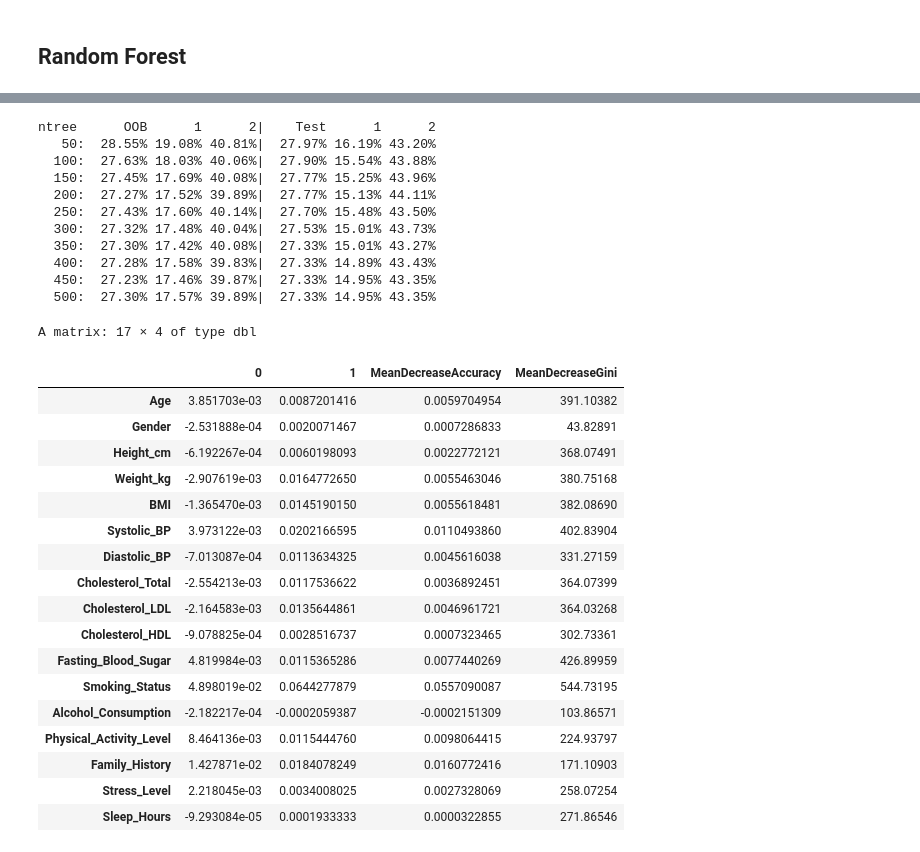
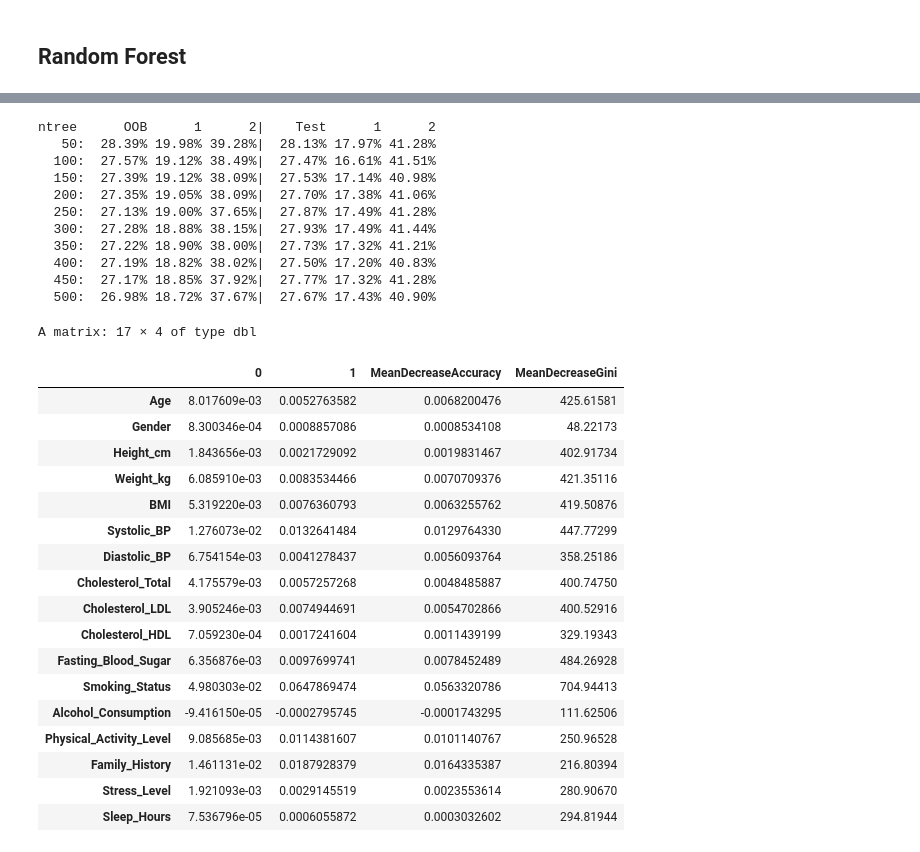
Before and after one commit to HOANG-Anh2004/projet_ML_4A_GMM_INSA, a Jupyter notebook: Modelisation_R.ipynb, the cells around one changed output, grey strips where cells are left out. Drawn from its saved outputs; the diff is of its cells as text; code cells hidden in the pictures.

```diff
--- a/Modelisation_R.ipynb
+++ b/Modelisation_R.ipynb
@@ -784,18 +878,16 @@ train_ctrl <- trainControl(
 )
 # %%
 levels(train_scaledH$Heart_Disease_Risk) <- c("NoRisk", "Risk")
-weight_ratios <- c(1, 2, 3,4,5)
+weight_ratios <- c(1, 1.5, 2, 3,4,5)
 results_df <- data.frame()
 set.seed(123)
 for(w in weight_ratios){
-  model <- train(Heart_Disease_Risk ~ ., data = train_scaledH,
+    model <- train(Heart_Disease_Risk ~ ., data = train_scaledH,
                  method = "svmLinear3",
                  metric = "Fbeta",
                  trControl = train_ctrl,
                  tuneGrid = expand.grid(cost = c(1, 1.5, 2, 2.5, 3, 3.5), Loss = "L2_primal"),
                  wi = c("NoRisk" = 1, "Risk" = w))
-  res <- model$results
-  res$weight_ratio <- w
-  results_df <- rbind(results_df, res)}
-
-levels(train_scaledH$Heart_Disease_Risk) <- c(0, 1)
+    res <- model$results
+    res$weight_ratio <- w
+    results_df <- rbind(results_df, res)}
@@ -1087,37 +1247,37 @@ Examples
 # %%
 # TODO : Change the parameter
 res.forest = randomForest(Heart_Disease_Risk ~ ., data = train_scaledH, xtest = test_scaledH[,-18],
                           ytest = test_scaledH$Heart_Disease_Risk,ntree=500,do.trace=50,importance=TRUE,
-                         classwt = c(1, 2))
+                         classwt = c(1, 1),keep.forest = TRUE)
 res.forest$importance
 # %% [output]
 ntree      OOB      1      2|    Test      1      2
-   50:  28.55% 19.08% 40.81%|  27.97% 16.19% 43.20%
-  100:  27.63% 18.03% 40.06%|  27.90% 15.54% 43.88%
-  150:  27.45% 17.69% 40.08%|  27.77% 15.25% 43.96%
-  200:  27.27% 17.52% 39.89%|  27.77% 15.13% 44.11%
-  250:  27.43% 17.60% 40.14%|  27.70% 15.48% 43.50%
-  300:  27.32% 17.48% 40.04%|  27.53% 15.01% 43.73%
-  350:  27.30% 17.42% 40.08%|  27.33% 15.01% 43.27%
-  400:  27.28% 17.58% 39.83%|  27.33% 14.89% 43.43%
-  450:  27.23% 17.46% 39.87%|  27.33% 14.95% 43.35%
-  500:  27.30% 17.57% 39.89%|  27.33% 14.95% 43.35%
+   50:  28.39% 19.98% 39.28%|  28.13% 17.97% 41.28%
+  100:  27.57% 19.12% 38.49%|  27.47% 16.61% 41.51%
+  150:  27.39% 19.12% 38.09%|  27.53% 17.14% 40.98%
+  200:  27.35% 19.05% 38.09%|  27.70% 17.38% 41.06%
+  250:  27.13% 19.00% 37.65%|  27.87% 17.49% 41.28%
+  300:  27.28% 18.88% 38.15%|  27.93% 17.49% 41.44%
+  350:  27.22% 18.90% 38.00%|  27.73% 17.32% 41.21%
+  400:  27.19% 18.82% 38.02%|  27.50% 17.20% 40.83%
+  450:  27.17% 18.85% 37.92%|  27.77% 17.32% 41.28%
+  500:  26.98% 18.72% 37.67%|  27.67% 17.43% 40.90%
 A matrix: 17 × 4 of type dbl
 |  | 0 | 1 | MeanDecreaseAccuracy | MeanDecreaseGini |
-| Age | 3.851703e-03 | 0.0087201416 | 0.0059704954 | 391.10382 |
-| Gender | -2.531888e-04 | 0.0020071467 | 0.0007286833 | 43.82891 |
-| Height_cm | -6.192267e-04 | 0.0060198093 | 0.0022772121 | 368.07491 |
-| Weight_kg | -2.907619e-03 | 0.0164772650 | 0.0055463046 | 380.75168 |
-| BMI | -1.365470e-03 | 0.0145190150 | 0.0055618481 | 382.08690 |
-| Systolic_BP | 3.973122e-03 | 0.0202166595 | 0.0110493860 | 402.83904 |
-| Diastolic_BP | -7.013087e-04 | 0.0113634325 | 0.0045616038 | 331.27159 |
-| Cholesterol_Total | -2.554213e-03 | 0.0117536622 | 0.0036892451 | 364.07399 |
-| Cholesterol_LDL | -2.164583e-03 | 0.0135644861 | 0.0046961721 | 364.03268 |
-| Cholesterol_HDL | -9.078825e-04 | 0.0028516737 | 0.0007323465 | 302.73361 |
-| Fasting_Blood_Sugar | 4.819984e-03 | 0.0115365286 | 0.0077440269 | 426.89959 |
-| Smoking_Status | 4.898019e-02 | 0.0644277879 | 0.0557090087 | 544.73195 |
-| Alcohol_Consumption | -2.182217e-04 | -0.0002059387 | -0.0002151309 | 103.86571 |
-| Physical_Activity_Level | 8.464136e-03 | 0.0115444760 | 0.0098064415 | 224.93797 |
-| Family_History | 1.427871e-02 | 0.0184078249 | 0.0160772416 | 171.10903 |
-| Stress_Level | 2.218045e-03 | 0.0034008025 | 0.0027328069 | 258.07254 |
-| Sleep_Hours | -9.293084e-05 | 0.0001933333 | 0.0000322855 | 271.86546 |
+| Age | 8.017609e-03 | 0.0052763582 | 0.0068200476 | 425.61581 |
+| Gender | 8.300346e-04 | 0.0008857086 | 0.0008534108 | 48.22173 |
+| Height_cm | 1.843656e-03 | 0.0021729092 | 0.0019831467 | 402.91734 |
+| Weight_kg | 6.085910e-03 | 0.0083534466 | 0.0070709376 | 421.35116 |
+| BMI | 5.319220e-03 | 0.0076360793 | 0.0063255762 | 419.50876 |
+| Systolic_BP | 1.276073e-02 | 0.0132641484 | 0.0129764330 | 447.77299 |
+| Diastolic_BP | 6.754154e-03 | 0.0041278437 | 0.0056093764 | 358.25186 |
+| Cholesterol_Total | 4.175579e-03 | 0.0057257268 | 0.0048485887 | 400.74750 |
+| Cholesterol_LDL | 3.905246e-03 | 0.0074944691 | 0.0054702866 | 400.52916 |
+| Cholesterol_HDL | 7.059230e-04 | 0.0017241604 | 0.0011439199 | 329.19343 |
+| Fasting_Blood_Sugar | 6.356876e-03 | 0.0097699741 | 0.0078452489 | 484.26928 |
+| Smoking_Status | 4.980303e-02 | 0.0647869474 | 0.0563320786 | 704.94413 |
+| Alcohol_Consumption | -9.416150e-05 | -0.0002795745 | -0.0001743295 | 111.62506 |
+| Physical_Activity_Level | 9.085685e-03 | 0.0114381607 | 0.0101140767 | 250.96528 |
+| Family_History | 1.461131e-02 | 0.0187928379 | 0.0164335387 | 216.80394 |
+| Stress_Level | 1.921093e-03 | 0.0029145519 | 0.0023553614 | 280.90670 |
+| Sleep_Hours | 7.536796e-05 | 0.0006055872 | 0.0003032602 | 294.81944 |
```
Also changed, not shown: parts of 146 cells of this notebook.
